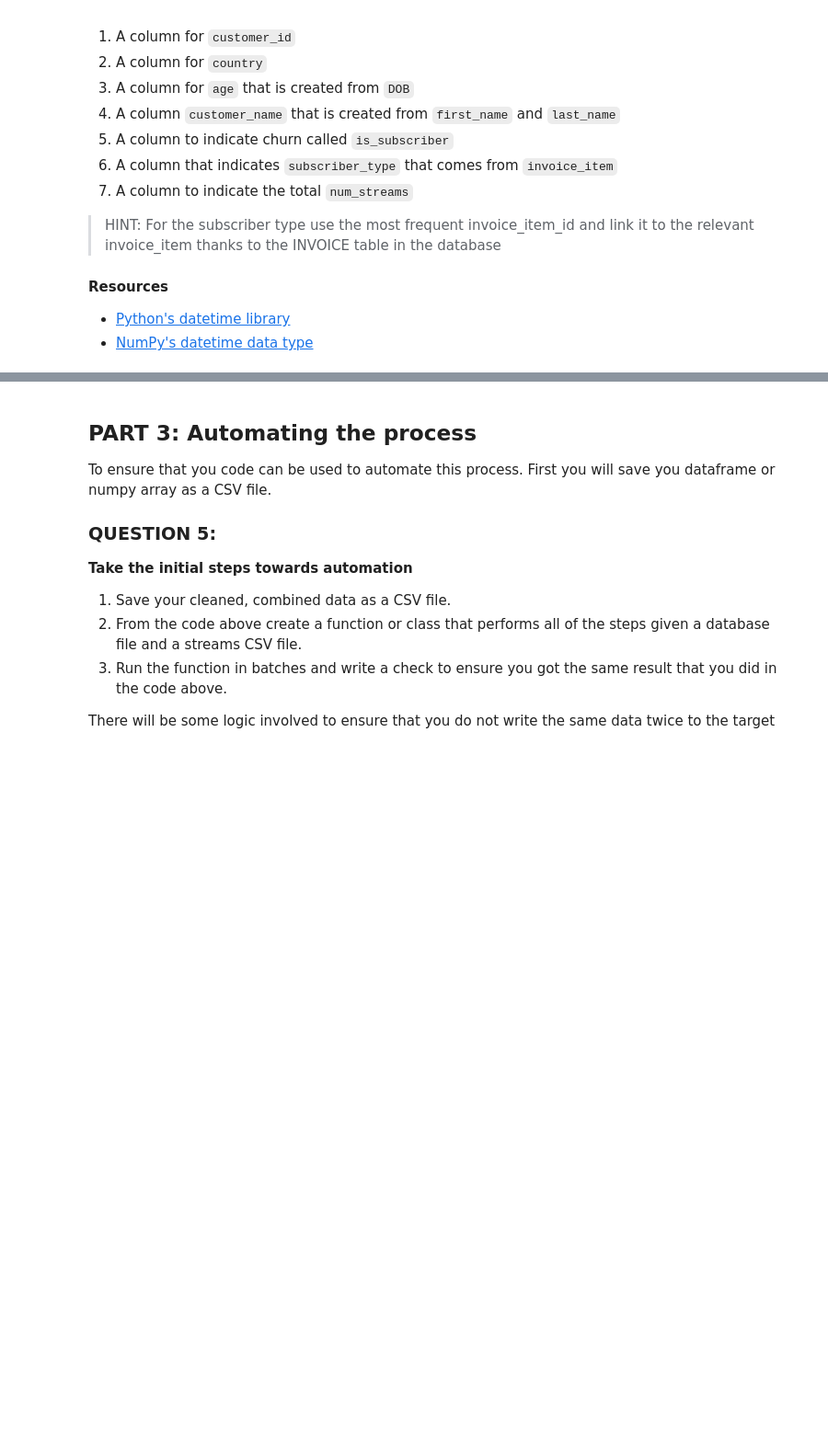
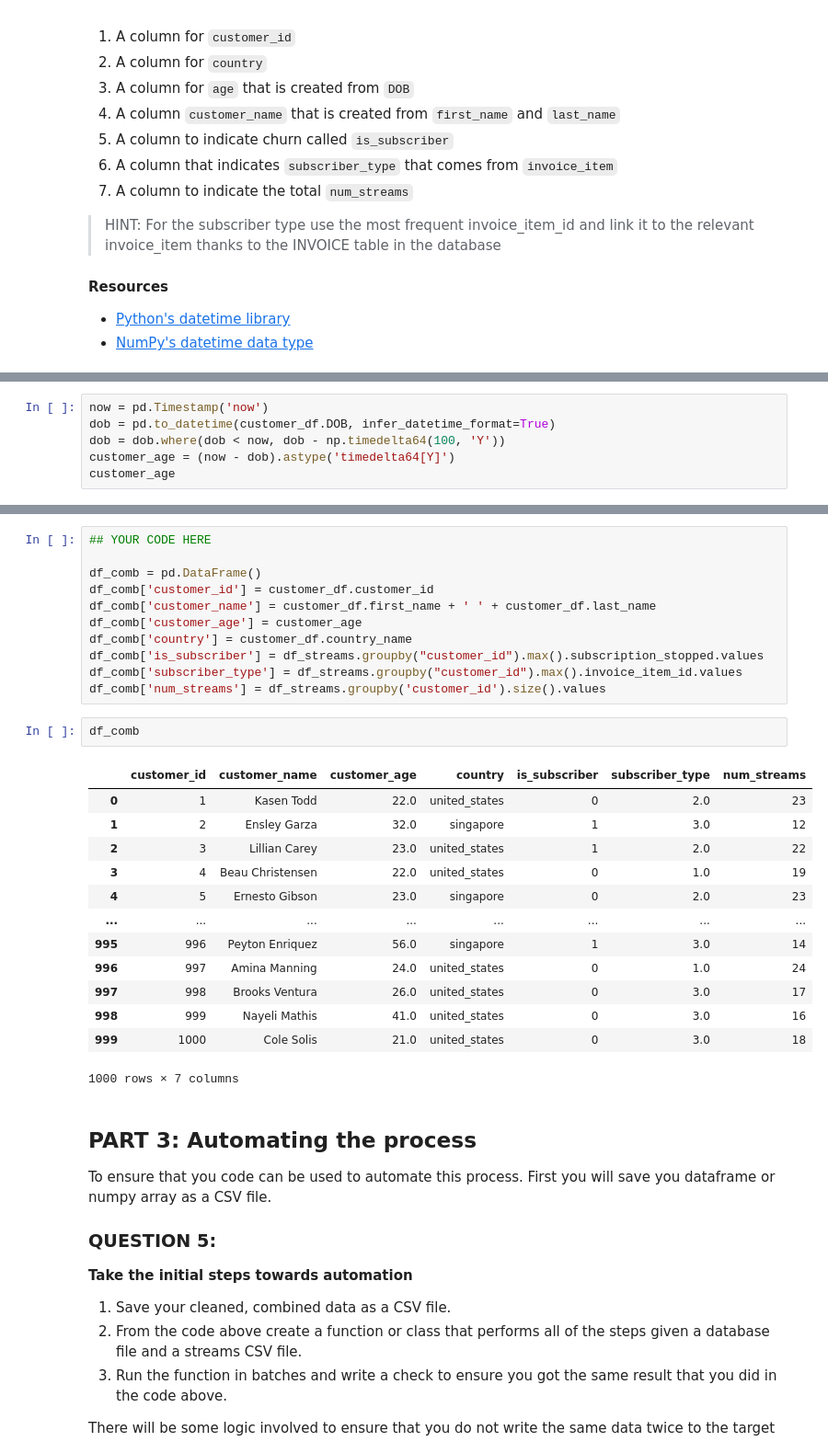
Before and after one commit to lvallejomendez/coursera-ibm_ai_enterprise_workflow, a Jupyter notebook: m1-u6-case-study.ipynb, the cells around one changed output, grey strips where cells are left out. Shown at 92% size. Saved outputs shown, nothing was run; the diff lists cells and outputs as text; blank space fills up the shorter version.

```diff
--- a/m1-u6-case-study.ipynb
+++ b/m1-u6-case-study.ipynb
@@ -319,0 +327,6 @@ For this example, the two most convenient structures for this task are Pandas da
+# %%
+now = pd.Timestamp('now')
+dob = pd.to_datetime(customer_df.DOB, infer_datetime_format=True)
+dob = dob.where(dob < now, dob - np.timedelta64(100, 'Y'))
+customer_age = (now - dob).astype('timedelta64[Y]')
+customer_age
@@ -320,3 +346,30 @@ For this example, the two most convenient structures for this task are Pandas da
+# %%
+## YOUR CODE HERE
+
+df_comb = pd.DataFrame()
+df_comb['customer_id'] = customer_df.customer_id
+df_comb['customer_name'] = customer_df.first_name + ' ' + customer_df.last_name
+df_comb['customer_age'] = customer_age
+df_comb['country'] = customer_df.country_name
+df_comb['is_subscriber'] = df_streams.groupby("customer_id").max().subscription_stopped.values
+df_comb['subscriber_type'] = df_streams.groupby("customer_id").max().invoice_item_id.values
+df_comb['num_streams'] = df_streams.groupby('customer_id').size().values
+# %%
+df_comb
+# %% [output]
+|  | customer_id | customer_name | customer_age | country | is_subscriber | subscriber_type | num_streams |
+| 0 | 1 | Kasen Todd | 22.0 | united_states | 0 | 2.0 | 23 |
+| 1 | 2 | Ensley Garza | 32.0 | singapore | 1 | 3.0 | 12 |
+| 2 | 3 | Lillian Carey | 23.0 | united_states | 1 | 2.0 | 22 |
+| 3 | 4 | Beau Christensen | 22.0 | united_states | 0 | 1.0 | 19 |
+| 4 | 5 | Ernesto Gibson | 23.0 | singapore | 0 | 2.0 | 23 |
+| ... | ... | ... | ... | ... | ... | ... | ... |
+| 995 | 996 | Peyton Enriquez | 56.0 | singapore | 1 | 3.0 | 14 |
+| 996 | 997 | Amina Manning | 24.0 | united_states | 0 | 1.0 | 24 |
+| 997 | 998 | Brooks Ventura | 26.0 | united_states | 0 | 3.0 | 17 |
+| 998 | 999 | Nayeli Mathis | 41.0 | united_states | 0 | 3.0 | 16 |
+| 999 | 1000 | Cole Solis | 21.0 | united_states | 0 | 3.0 | 18 |
+1000 rows × 7 columns
 # %% [markdown]
 ## PART 3: Automating the process
 
```
Also changed, not shown: parts of 19 cells of this notebook.
